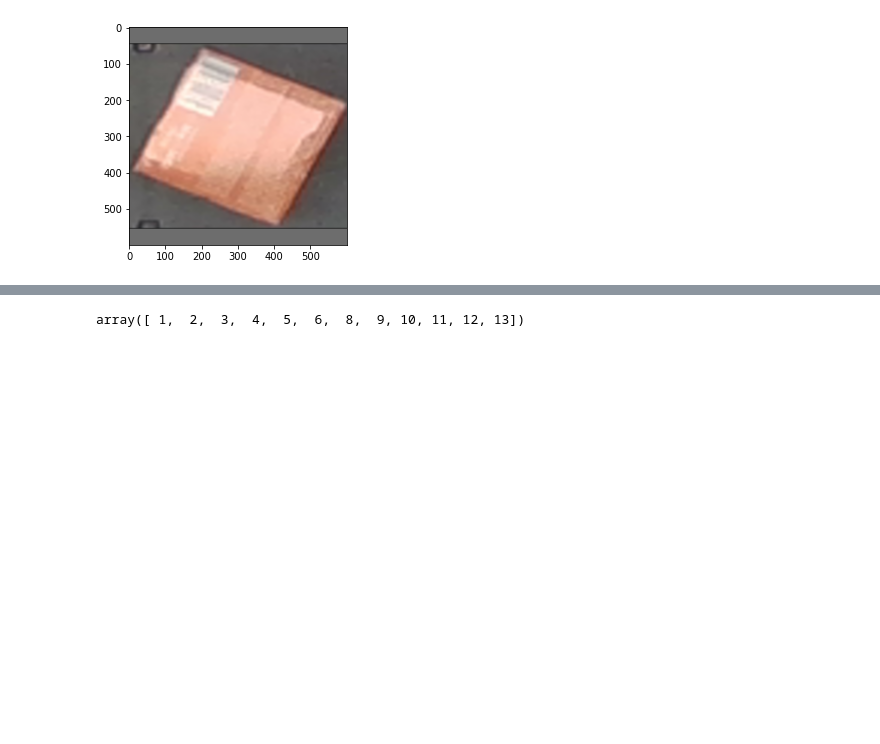
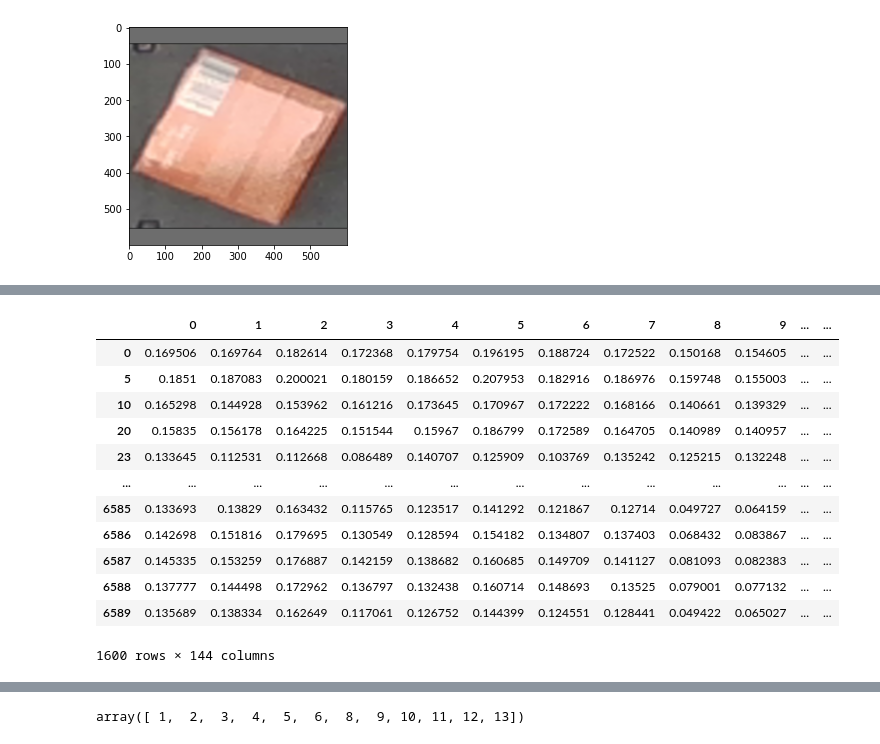
Before and after one commit to LLynd/KNUMxGolemMLHackaton2022, a Jupyter notebook: src/notebooks/Weronika_pipe.ipynb, the cells around one changed output, grey strips where cells are left out. Drawn from its saved outputs; the diff is of its cells as text; code cells hidden in the pictures; blank space fills up the shorter version.

Commit message:
distances_df

```diff
--- a/src/notebooks/Weronika_pipe.ipynb
+++ b/src/notebooks/Weronika_pipe.ipynb
@@ -148,7 +132,7 @@ model_b7 = tf.keras.applications.EfficientNetB7(
     include_top=False,
     weights="imagenet",
     input_tensor=None,
-    input_shape=(600, 600, 3),
+    input_shape=(256, 256, 3),
     pooling='max',
     classes=1000,
     classifier_activation="softmax")
@@ -205,3 +214,28 @@ for i in range(len(results)):
         distances.append(compute_distances(results[i], embb7))
     else:
         distances.append(np.NaN)
+# %%
+distances_df = pd.DataFrame(columns=range(144))
+
+for i in range(len(distances)):
+    if distances[i] is not np.NaN:
+        a = pd.DataFrame(distances[i]).T
+        distances_df = distances_df.append(a, ignore_index=True)
+    else:
+        distances_df = distances_df.append(pd.DataFrame([np.NaN]*144).T)
+# %%
+distances_df.dropna(how='any')
+# %% [output]
+|  | 0 | 1 | 2 | 3 | 4 | 5 | 6 | 7 | 8 | 9 | ... | ... |
+| 0 | 0.169506 | 0.169764 | 0.182614 | 0.172368 | 0.179754 | 0.196195 | 0.188724 | 0.172522 | 0.150168 | 0.154605 | ... | ... |
+| 5 | 0.1851 | 0.187083 | 0.200021 | 0.180159 | 0.186652 | 0.207953 | 0.182916 | 0.186976 | 0.159748 | 0.155003 | ... | ... |
+| 10 | 0.165298 | 0.144928 | 0.153962 | 0.161216 | 0.173645 | 0.170967 | 0.172222 | 0.168166 | 0.140661 | 0.139329 | ... | ... |
+| 20 | 0.15835 | 0.156178 | 0.164225 | 0.151544 | 0.15967 | 0.186799 | 0.172589 | 0.164705 | 0.140989 | 0.140957 | ... | ... |
+| 23 | 0.133645 | 0.112531 | 0.112668 | 0.086489 | 0.140707 | 0.125909 | 0.103769 | 0.135242 | 0.125215 | 0.132248 | ... | ... |
+| ... | ... | ... | ... | ... | ... | ... | ... | ... | ... | ... | ... | ... |
+| 6585 | 0.133693 | 0.13829 | 0.163432 | 0.115765 | 0.123517 | 0.141292 | 0.121867 | 0.12714 | 0.049727 | 0.064159 | ... | ... |
+| 6586 | 0.142698 | 0.151816 | 0.179695 | 0.130549 | 0.128594 | 0.154182 | 0.134807 | 0.137403 | 0.068432 | 0.083867 | ... | ... |
+| 6587 | 0.145335 | 0.153259 | 0.176887 | 0.142159 | 0.138682 | 0.160685 | 0.149709 | 0.141127 | 0.081093 | 0.082383 | ... | ... |
+| 6588 | 0.137777 | 0.144498 | 0.172962 | 0.136797 | 0.132438 | 0.160714 | 0.148693 | 0.13525 | 0.079001 | 0.077132 | ... | ... |
+| 6589 | 0.135689 | 0.138334 | 0.162649 | 0.117061 | 0.126752 | 0.144399 | 0.124551 | 0.128441 | 0.049422 | 0.065027 | ... | ... |
+1600 rows × 144 columns
```
Also changed, not shown: parts of 10 cells of this notebook, 1 other file.
